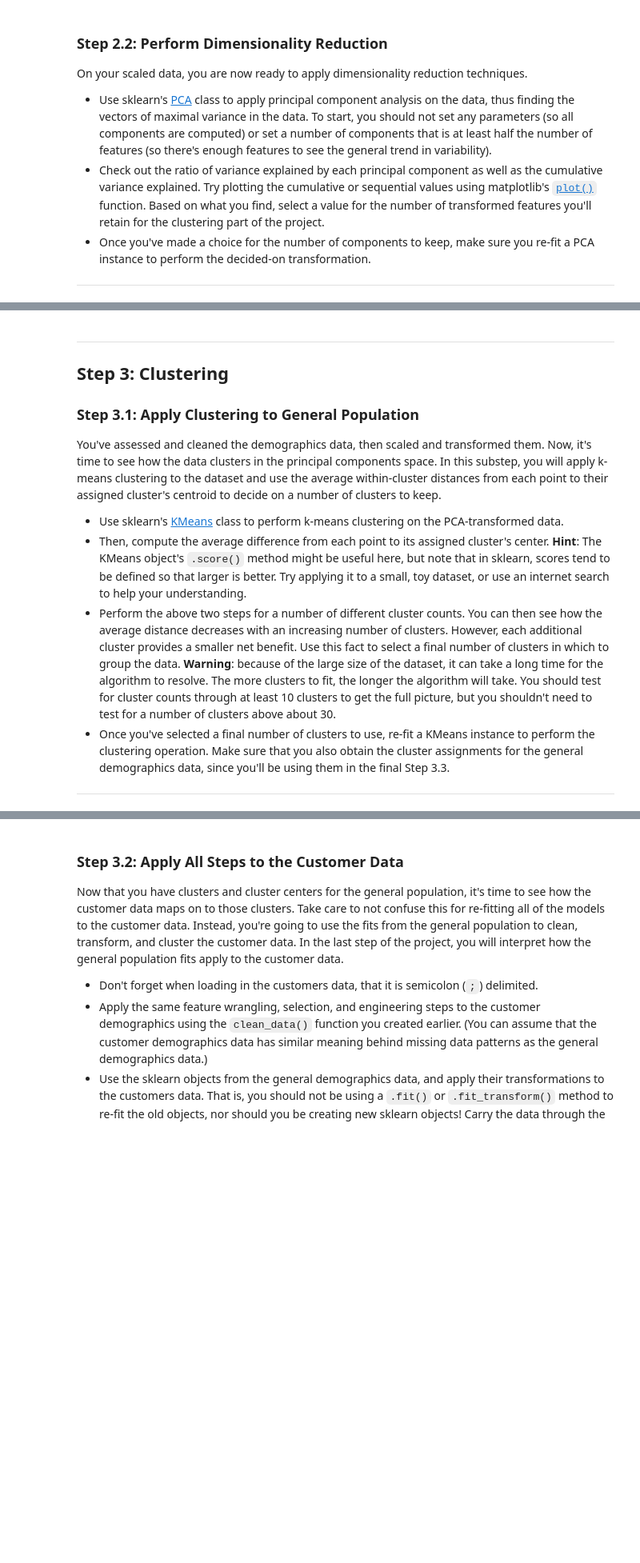
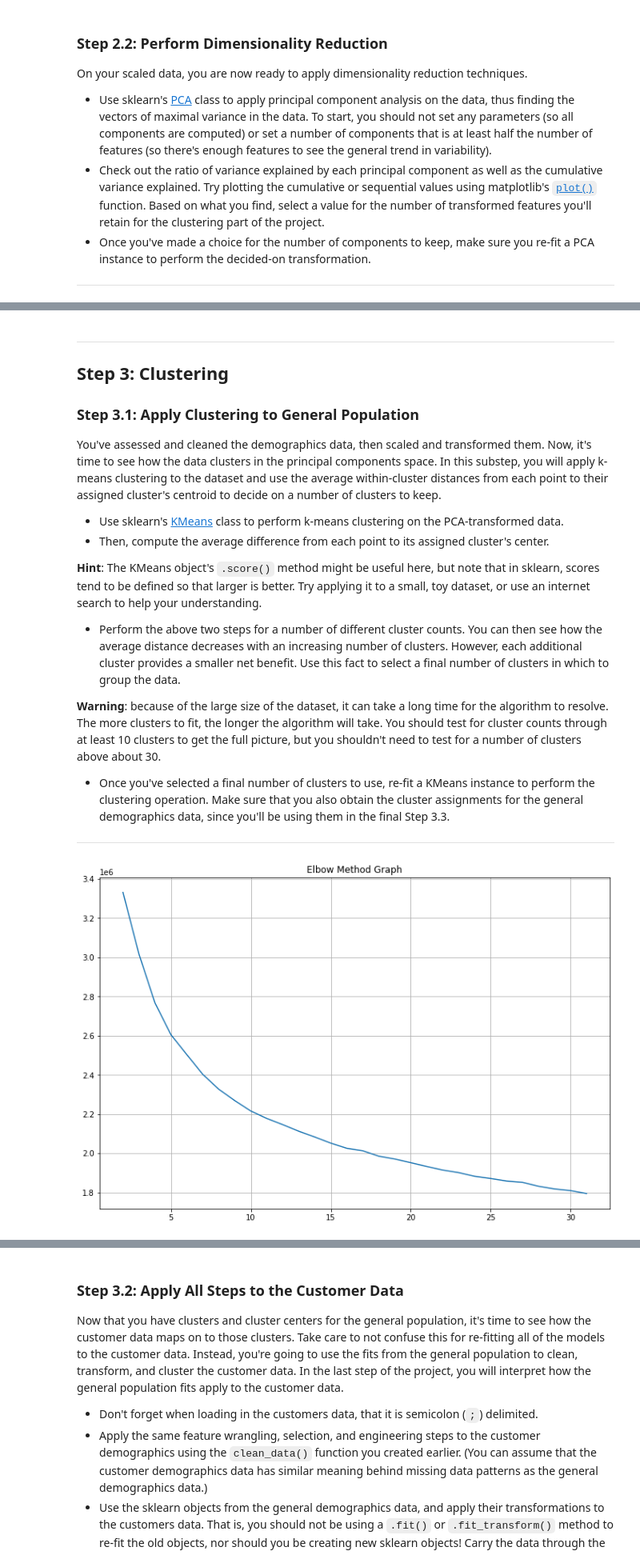
Before and after one commit to tobazan/tensorflow-ml-udacity, a Jupyter notebook: customer_segmentation/identify_segments.ipynb, the cells around one changed output, grey strips where cells are left out. Shown at 80% size. Cells and saved outputs as stored; diff of their text form; code cells hidden in the pictures; blank space fills up the shorter version.

```diff
--- a/customer_segmentation/identify_segments.ipynb
+++ b/customer_segmentation/identify_segments.ipynb
@@ -667,8 +795,14 @@ ___
 You've assessed and cleaned the demographics data, then scaled and transformed them. Now, it's time to see how the data clusters in the principal components space. In this substep, you will apply k-means clustering to the dataset and use the average within-cluster distances from each point to their assigned cluster's centroid to decide on a number of clusters to keep.
 
 - Use sklearn's [KMeans](http://scikit-learn.org/stable/modules/generated/sklearn.cluster.KMeans.html#sklearn.cluster.KMeans) class to perform k-means clustering on the PCA-transformed data.
-- Then, compute the average difference from each point to its assigned cluster's center. **Hint**: The KMeans object's `.score()` method might be useful here, but note that in sklearn, scores tend to be defined so that larger is better. Try applying it to a small, toy dataset, or use an internet search to help your understanding.
-- Perform the above two steps for a number of different cluster counts. You can then see how the average distance decreases with an increasing number of clusters. However, each additional cluster provides a smaller net benefit. Use this fact to select a final number of clusters in which to group the data. **Warning**: because of the large size of the dataset, it can take a long time for the algorithm to resolve. The more clusters to fit, the longer the algorithm will take. You should test for cluster counts through at least 10 clusters to get the full picture, but you shouldn't need to test for a number of clusters above about 30.
+- Then, compute the average difference from each point to its assigned cluster's center.
+
+**Hint**: The KMeans object's `.score()` method might be useful here, but note that in sklearn, scores tend to be defined so that larger is better. Try applying it to a small, toy dataset, or use an internet search to help your understanding.
+
+- Perform the above two steps for a number of different cluster counts. You can then see how the average distance decreases with an increasing number of clusters. However, each additional cluster provides a smaller net benefit. Use this fact to select a final number of clusters in which to group the data.
+
+**Warning**: because of the large size of the dataset, it can take a long time for the algorithm to resolve. The more clusters to fit, the longer the algorithm will take. You should test for cluster counts through at least 10 clusters to get the full picture, but you shouldn't need to test for a number of clusters above about 30.
+
 - Once you've selected a final number of clusters to use, re-fit a KMeans instance to perform the clustering operation. Make sure that you also obtain the cluster assignments for the general demographics data, since you'll be using them in the final Step 3.3.
 
 ___
@@ -686,3 +809,25 @@ ___
+# %%
+# Over a number of different cluster counts...
+# run k-means clustering on the data and compute the average within-cluster distances.
+from sklearn.cluster import KMeans
+
+def elbow_method(data, n=20):
+    dist = []
+    for k in range(2, n):
+        kmeans = KMeans(n_clusters=k, init='random')
+        kmeans.fit(data)
+        dist.append(kmeans.inertia_)
+
+    #print(dist)
+    fig = plt.figure(figsize=(12, 8))
+    plt.plot(range(2, n), dist)
+    plt.grid(True)
+    plt.title('Elbow Method Graph')
+    plt.show()
+# %%
+elbow_method(mm_pca_20.fit_transform(mm_scaled_df), 32)
+# %% [output]
+[figure, added]
 # %%
 # Re-fit the k-means model with the selected number of clusters and obtain
 # cluster predictions for the general population demographics data.
```
Also changed, not shown: parts of 44 cells of this notebook.
